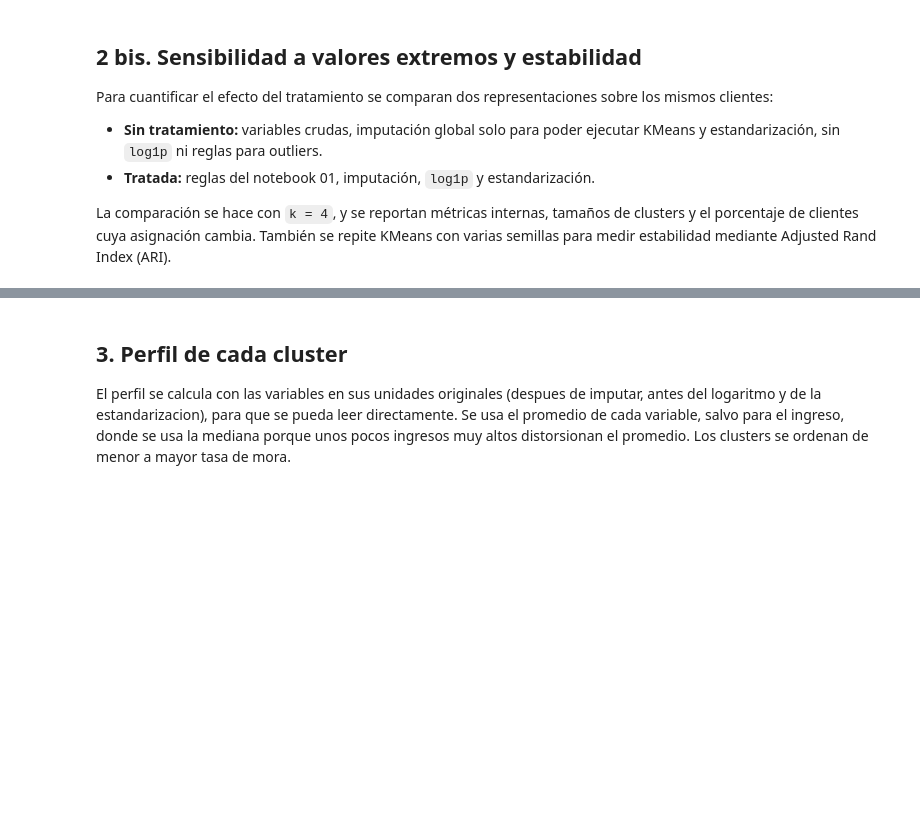
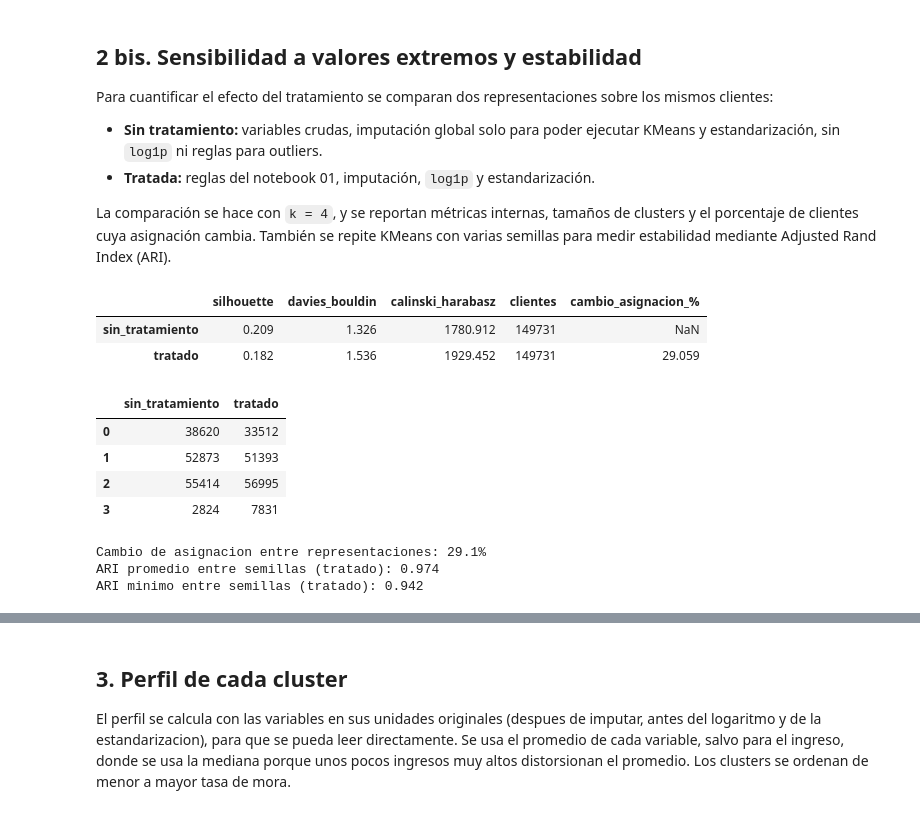
Before and after one commit to EmiiFernandez/data_science_ypf_proyecto, a Jupyter notebook: notebooks/03_modelo_no_supervisado.ipynb, the cells around one changed output, grey strips where cells are left out. Saved outputs shown, nothing was run; the diff lists cells and outputs as text; code cells hidden in the pictures; blank space fills up the shorter version.

```diff
--- a/notebooks/03_modelo_no_supervisado.ipynb
+++ b/notebooks/03_modelo_no_supervisado.ipynb
@@ -127,6 +139,9 @@ Para cuantificar el efecto del tratamiento se comparan dos representaciones sobr
 La comparación se hace con `k = 4`, y se reportan métricas internas, tamaños de clusters y el porcentaje de clientes cuya asignación cambia. También se repite KMeans con varias semillas para medir estabilidad mediante Adjusted Rand Index (ARI).
 # %%
 from sklearn.metrics import adjusted_rand_score
+from itertools import permutations
+
+K_ELEGIDO = 4
 
 df_raw = pd.read_csv("../dataset/cs-training.csv")
 columnas_atraso_raw = ["NumberOfTime30-59DaysPastDueNotWorse",
@@ -145,36 +160,56 @@ km_raw = KMeans(n_clusters=K_ELEGIDO, random_state=RANDOM_STATE, n_init=10)
 km_tratado = KMeans(n_clusters=K_ELEGIDO, random_state=RANDOM_STATE, n_init=10)
 labels_raw = km_raw.fit_predict(X_raw_scaled)
 labels_tratado = km_tratado.fit_predict(X_scaled)
 
 def metricas_clustering(X_eval, labels):
     return {
         "silhouette": silhouette_score(X_eval, labels),
         "davies_bouldin": davies_bouldin_score(X_eval, labels),
         "calinski_harabasz": calinski_harabasz_score(X_eval, labels),
     }
 
 comparacion_kmeans = pd.DataFrame({
     "sin_tratamiento": metricas_clustering(X_raw_scaled[muestra_idx_sens], labels_raw[muestra_idx_sens]),
     "tratado": metricas_clustering(X_scaled[muestra_idx_sens], labels_tratado[muestra_idx_sens]),
 }).T
 comparacion_kmeans["clientes"] = [len(labels_raw), len(labels_tratado)]
-comparacion_kmeans["cambio_asignacion_%"] = [np.nan, (labels_raw != labels_tratado).mean() * 100]
+mejor_coincidencia = max(
+    np.mean(labels_raw == np.array([dict(enumerate(perm))[label] for label in labels_tratado]))
+    for perm in permutations(range(K_ELEGIDO))
+)
+comparacion_kmeans["cambio_asignacion_%"] = [np.nan, (1 - mejor_coincidencia) * 100]
 display(comparacion_kmeans.round(3))
 display(pd.DataFrame({
     "sin_tratamiento": pd.Series(labels_raw).value_counts().sort_index(),
     "tratado": pd.Series(labels_tratado).value_counts().sort_index(),
 }).fillna(0).astype(int))
 
-# Estabilidad: ARI contra la primera corrida, usando la misma muestra y varias semillas.
+# Estabilidad: ARI entre todos los pares de semillas, usando la misma muestra.
 semillas = [0, 7, 21, 42, 99]
 labels_estabilidad = []
 for semilla in semillas:
     km = KMeans(n_clusters=K_ELEGIDO, random_state=semilla, n_init=10)
     labels_estabilidad.append(km.fit_predict(X_scaled[muestra_idx_sens]))
-ari_estabilidad = [adjusted_rand_score(labels_estabilidad[0], labels) for labels in labels_estabilidad[1:]]
+ari_estabilidad = [
+    adjusted_rand_score(labels_a, labels_b)
+    for i, labels_a in enumerate(labels_estabilidad)
+    for labels_b in labels_estabilidad[i + 1:]
+]
 print(f"Cambio de asignacion entre representaciones: {comparacion_kmeans.loc['tratado', 'cambio_asignacion_%']:.1f}%")
 print(f"ARI promedio entre semillas (tratado): {np.mean(ari_estabilidad):.3f}")
 print(f"ARI minimo entre semillas (tratado): {np.min(ari_estabilidad):.3f}")
+# %% [output]
+|  | silhouette | davies_bouldin | calinski_harabasz | clientes | cambio_asignacion_% |
+| sin_tratamiento | 0.209 | 1.326 | 1780.912 | 149731 | NaN |
+| tratado | 0.182 | 1.536 | 1929.452 | 149731 | 29.059 |
+|  | sin_tratamiento | tratado |
+| 0 | 38620 | 33512 |
+| 1 | 52873 | 51393 |
+| 2 | 55414 | 56995 |
+| 3 | 2824 | 7831 |
+Cambio de asignacion entre representaciones: 29.1%
+ARI promedio entre semillas (tratado): 0.974
+ARI minimo entre semillas (tratado): 0.942
 # %%
 K_ELEGIDO = 4
 kmeans_final = KMeans(n_clusters=K_ELEGIDO, random_state=RANDOM_STATE, n_init=10)
```
Also changed, not shown: parts of 9 cells of this notebook, 2 other files.
